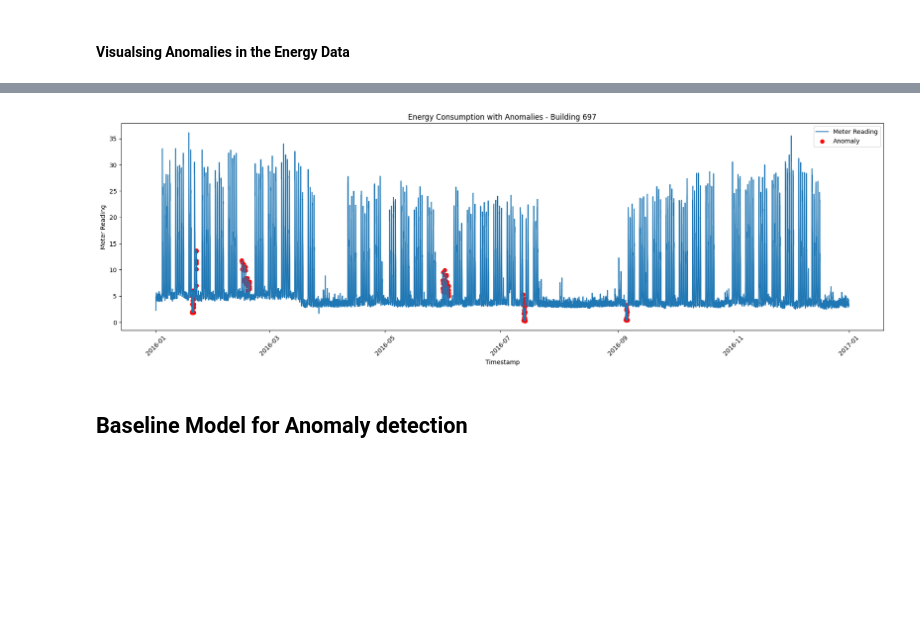
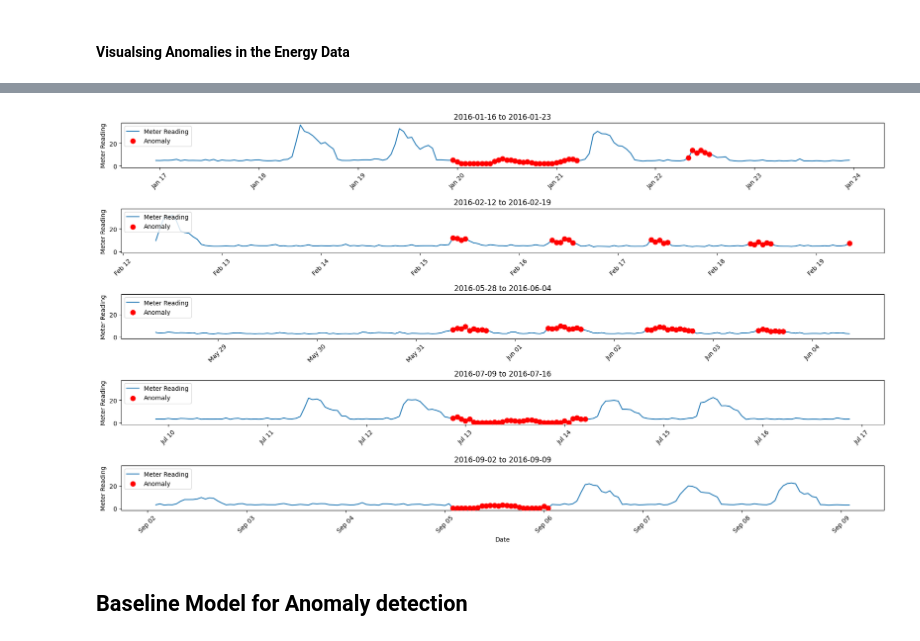
Before and after one commit to energyfms/notebooks, a Jupyter notebook: energy_tspulse_anomaly_detection_zeroshot.ipynb, the cells around one changed output, grey strips where cells are left out. Cells and saved outputs as stored; diff of their text form; code cells hidden in the pictures; blank space fills up the shorter version.

```diff
--- a/energy_tspulse_anomaly_detection_zeroshot.ipynb
+++ b/energy_tspulse_anomaly_detection_zeroshot.ipynb
@@ -158,14 +136,18 @@ df.plot(x="timestamp", y="meter_reading", figsize=(12, 4), title=f"Building {697
 <Axes: title={'center': 'Building 697 Energy Consumption'}, xlabel='timestamp'>
 [figure]
 # %%
-
 # Fill Missing Values
-
 df["meter_reading"] = (
     df["meter_reading"]
       .transform(lambda s: s.fillna(s.median()))
 )
 
+df.set_index("timestamp", inplace=True)
+df.index = pd.to_datetime(df.index)
+# Ensure numeric
+df["meter_reading"] = pd.to_numeric(df["meter_reading"], errors="coerce")
+
+
 print("[INFO] Filled missing meter_reading per building using median.")
 # %% [output]
 [INFO] Filled missing meter_reading per building using median.
@@ -185,36 +196,78 @@ plt.show()
 # %% [markdown]
 #### Visualsing Anomalies in the Energy Data
 # %%
+import matplotlib.pyplot as plt
+import matplotlib.dates as mdates
+import pandas as pd
 
-# Sample Building Visualization (Time Series + Anomalies)
+window = pd.Timedelta(days=7)
+num_windows = 10
 
+# Find timestamps where anomalies occur
+anomaly_times = df[df["anomaly"] == 1].index
 
-print(f"\n[INFO] Visualizing Building {df['building_id'].unique()[0]} Energy Consumption with Anomalies")
+# Pick windows centered around the first few anomalies
+starts = []
 
-plt.figure(figsize=(18, 6))
+for t in anomaly_times:
+    start = t - pd.Timedelta(days=3)
+    start = max(start, df.index[0])
 
-# Full time-series
-plt.plot(
-    df["timestamp"],
-    df["meter_reading"],
-    label="Meter Reading"
+    # Avoid overlapping windows
+    if len(starts) == 0 or (start - starts[-1]) > pd.Timedelta(days=5):
+        starts.append(start)
+
+    if len(starts) == num_windows:
+        break
+
+fig, axes = plt.subplots(
+    len(starts),
+    1,
+    figsize=(18, 10),
+    sharey=True,
 )
 
-# Overlay anomalies in red
-if "anomaly" in df.columns:
-    anomalies = df[df["anomaly"] == 1]
-    plt.scatter(
-        anomalies["timestamp"],
+if len(starts) == 1:
+    axes = [axes]
+
+for ax, start in zip(axes, starts):
+
+    end = start + window
+    week = df.loc[start:end]
+
+    # Meter reading
+    ax.plot(
+        week.index,
+        week["meter_reading"],
+        color="tab:blue",
+        linewidth=1.5,
+        label="Meter Reading",
+    )
+
+    # Plot anomalies
+    anomalies = week[week["anomaly"] == 1]
+
+    ax.scatter(
+        anomalies.index,
         anomalies["meter_reading"],
         color="red",
-        label="Anomaly"
+        s=60,
+        zorder=5,
+        label="Anomaly",
     )
 
-plt.title(f"Energy Consumption with Anomalies - Building {df['building_id'].unique()[0]}")
-plt.xlabel("Timestamp")
-plt.ylabel("Meter Reading")
-plt.xticks(rotation=45)
-plt.legend()
+    ax.set_title(f"{start.date()} to {end.date()}")
+    ax.set_ylabel("Meter Reading")
+
+    ax.xaxis.set_major_locator(mdates.DayLocator(interval=1))
+    ax.xaxis.set_major_formatter(mdates.DateFormatter("%b %d"))
+
+    ax.legend(loc="upper left")
+
+    plt.setp(ax.get_xticklabels(), rotation=45)
+
+axes[-1].set_xlabel("Date")
+
 plt.tight_layout()
 plt.show()
 # %% [output]
@@ -222,4 +274,4 @@ plt.show()
-[figure, old version]
+[figure, new version]
 # %% [markdown]
 ## Baseline Model for Anomaly detection
 # %% [markdown]
```
Also changed, not shown: parts of 13 cells of this notebook.
